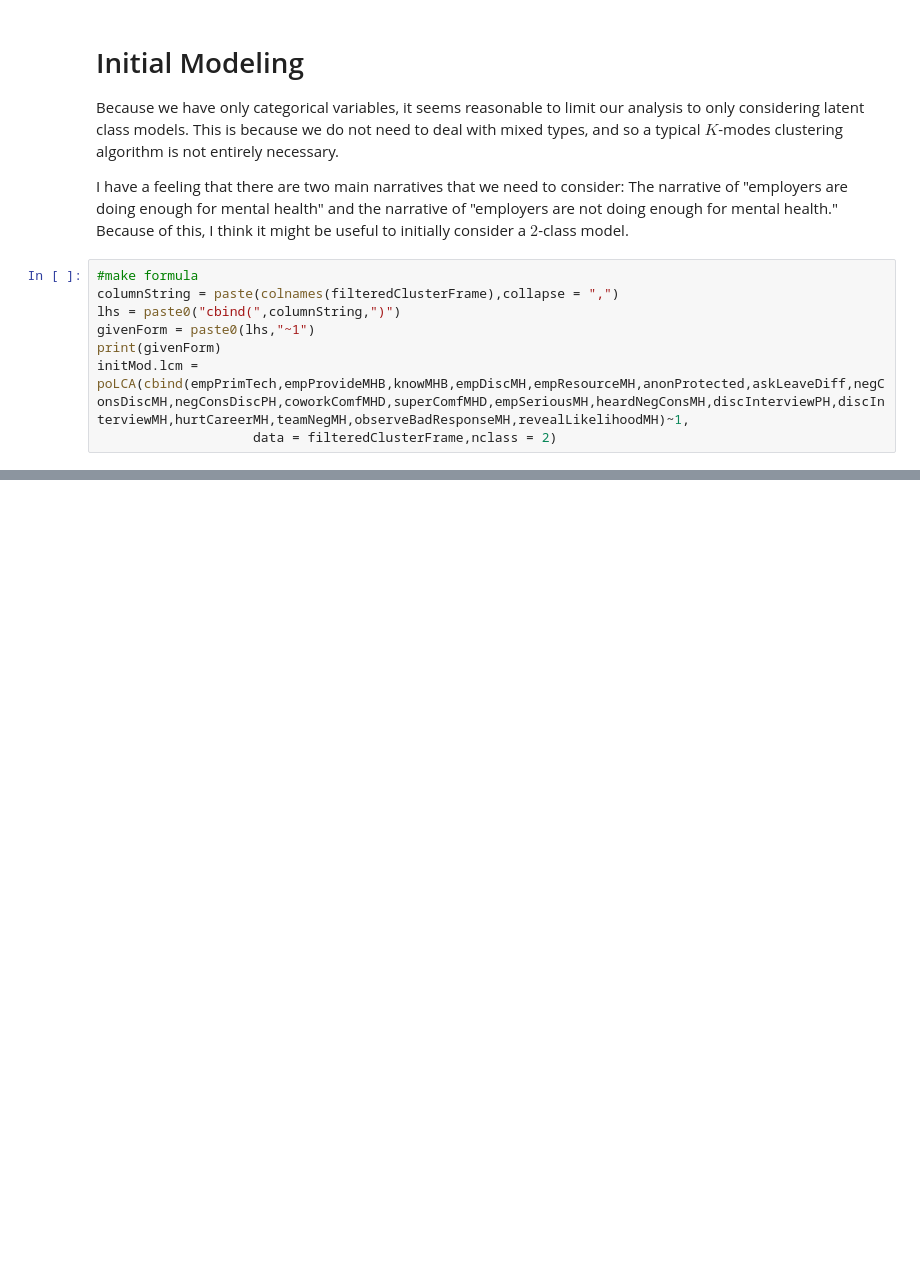
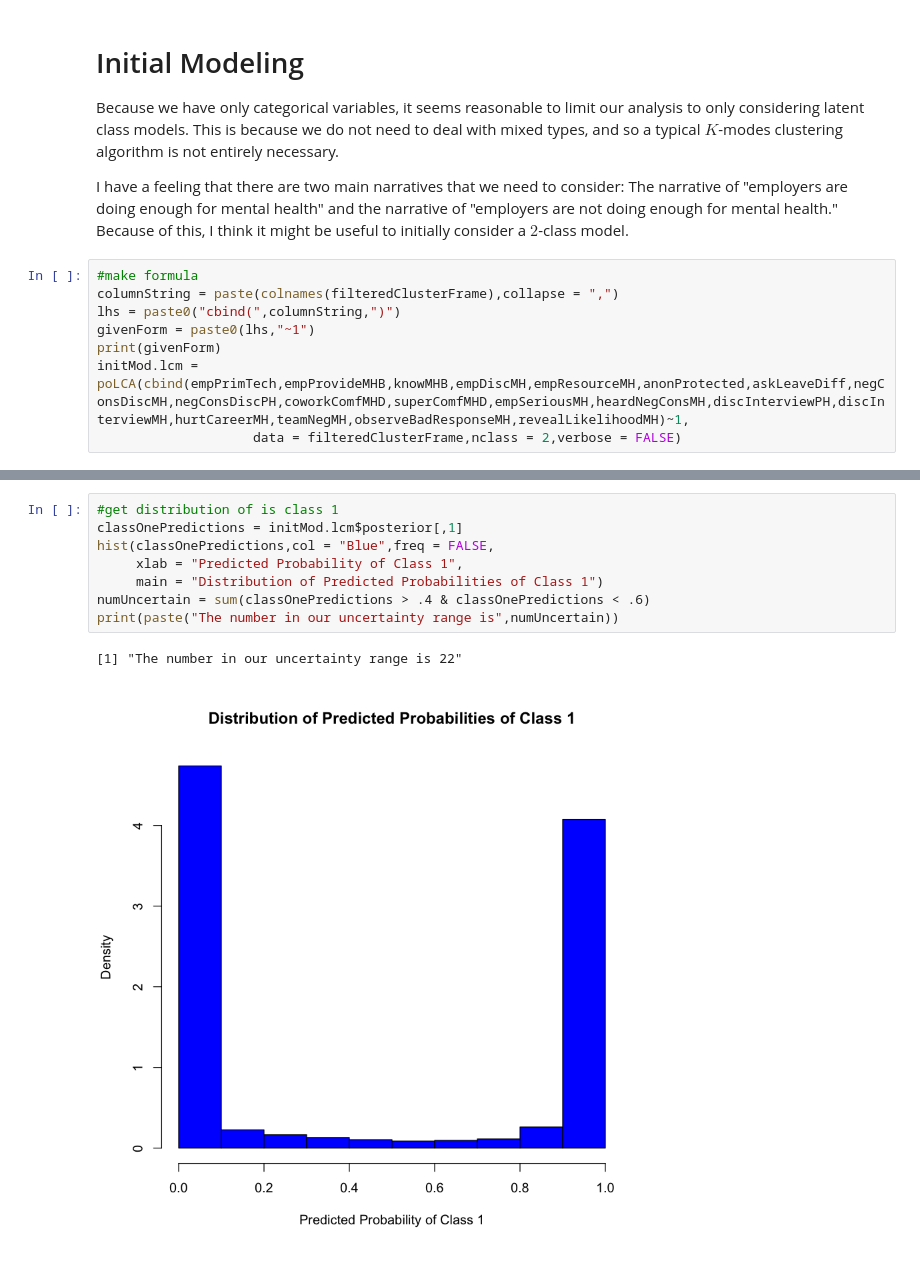
Before and after one commit to PLBMR/mentalHealthDataAnalysis, a Jupyter notebook: osmiMentalHealthInTech/analysis/clusterAnalysis_modelSelection.ipynb, the cells around one changed output, grey strips where cells are left out. Drawn from its saved outputs; the diff is of its cells as text; blank space fills up the shorter version.

```diff
--- a/osmiMentalHealthInTech/analysis/clusterAnalysis_modelSelection.ipynb
+++ b/osmiMentalHealthInTech/analysis/clusterAnalysis_modelSelection.ipynb
@@ -41,6 +41,6 @@ lhs = paste0("cbind(",columnString,")")
 givenForm = paste0(lhs,"~1")
 print(givenForm)
 initMod.lcm = poLCA(cbind(empPrimTech,empProvideMHB,knowMHB,empDiscMH,empResourceMH,anonProtected,askLeaveDiff,negConsDiscMH,negConsDiscPH,coworkComfMHD,superComfMHD,empSeriousMH,heardNegConsMH,discInterviewPH,discInterviewMH,hurtCareerMH,teamNegMH,observeBadResponseMH,revealLikelihoodMH)~1,
-                    data = filteredClusterFrame,nclass = 2)
+                    data = filteredClusterFrame,nclass = 2,verbose = FALSE)
 # %% [output]
 [1] "cbind(empPrimTech,empProvideMHB,knowMHB,empDiscMH,empResourceMH,anonProtected,askLeaveDiff,negConsDiscMH,negConsDiscPH,coworkComfMHD,superComfMHD,empSeriousMH,heardNegConsMH,discInterviewPH,discI ...
@@ -62,0 +90,11 @@ X^2(2): 100288526599 (Chi-square goodness of fit)
+# %%
+#get distribution of is class 1
+classOnePredictions = initMod.lcm$posterior[,1]
+hist(classOnePredictions,col = "Blue",freq = FALSE,
+     xlab = "Predicted Probability of Class 1",
+     main = "Distribution of Predicted Probabilities of Class 1")
+numUncertain = sum(classOnePredictions > .4 & classOnePredictions < .6)
+print(paste("The number in our uncertainty range is",numUncertain))
+# %% [output]
+[1] "The number in our uncertainty range is 22"
+[figure, added]
```
Also changed, not shown: parts of 14 cells of this notebook.
